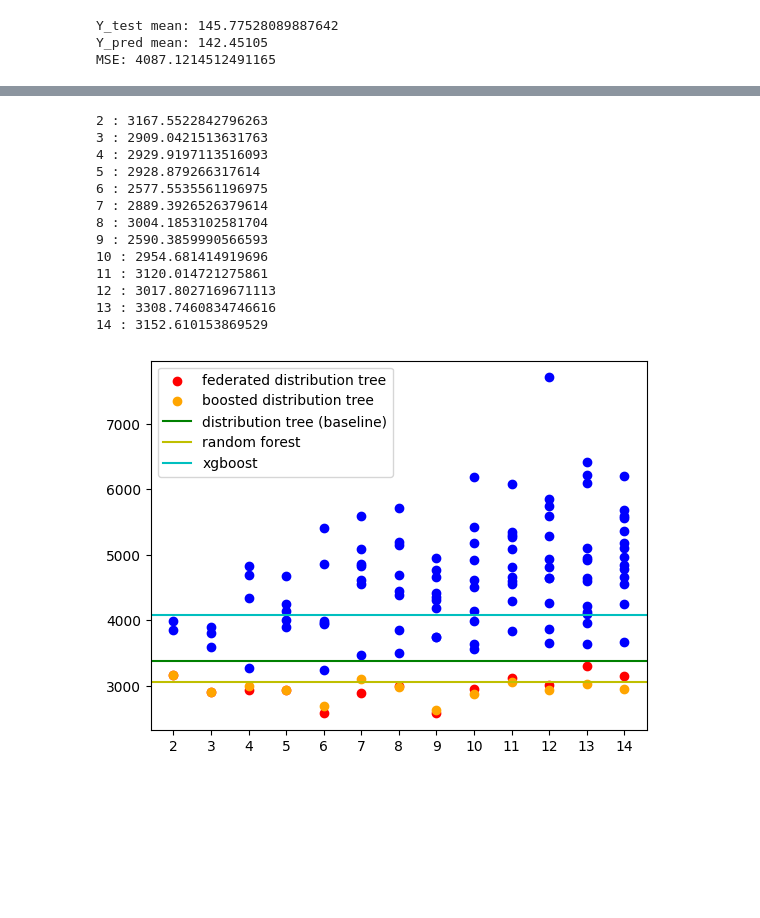
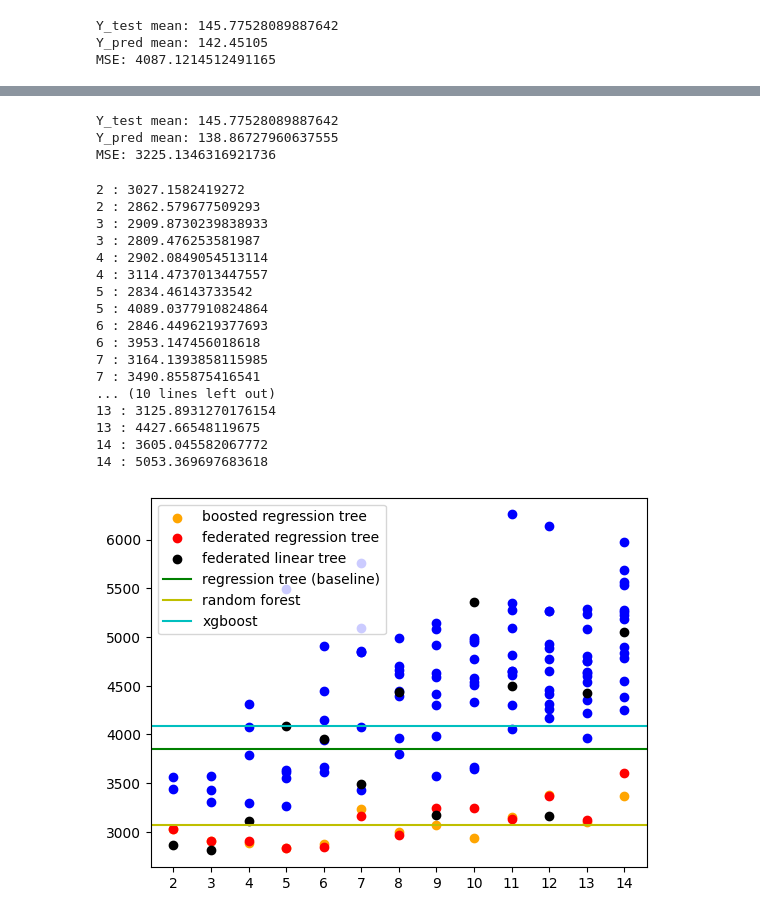
Before and after one commit to TakoAI/federated-decision-tree, a Jupyter notebook: federated-decision-tree-evaluation.ipynb, the cells around one changed output, grey strips where cells are left out. Drawn from its saved outputs; the diff is of its cells as text; code cells hidden in the pictures; blank space fills up the shorter version.

```diff
--- a/federated-decision-tree-evaluation.ipynb
+++ b/federated-decision-tree-evaluation.ipynb
@@ -46,7 +46,7 @@ XGBClassifier(base_score=None, booster=None, callbacks=None,
               predictor=None, random_state=None, ...)
 # %%
 # Initiate and train the federated distribution tree
-root = FDT().fit(X_train, Y_train)
+root = FDT(algo_type="classification").fit(X_train, Y_train)
 root2 = FDT(algo_type="bayes").fit(X_train, Y_train)
 # %%
 def evaluate_test(root, verbose = True):
@@ -117,7 +117,7 @@ for separate_n in range(2, limit):
     for i in range(separate_n):
         X_train_tmp, Y_train_tmp = X_train.head((i+1) * seg).tail(seg), Y_train[i*seg:(i+1)*seg]
 
-        root_tmp = FDT().fit(X_train_tmp, Y_train_tmp)
+        root_tmp = FDT(algo_type="classification").fit(X_train_tmp, Y_train_tmp)
         roots.append(root_tmp)
 
         root2_tmp = FDT(algo_type="bayes").fit(X_train_tmp, Y_train_tmp)
@@ -268,3 +269,10 @@ MSE: 3378.0333901728704
+# %%
+evaluate_reg(root2)
+base2 = evaluate_reg(root2, verbose = False)
+# %% [output]
+Y_test mean: 145.77528089887642
+Y_pred mean: 138.86727960637555
+MSE: 3225.1346316921736
 # %%
 limit = 15
 # %%
@@ -272,53 +280,80 @@ n = len(Y_train)
 result_sep = []
 result_merge = []
 result_model = []
+result2_sep = []
+result2_merge = []
+result2_model = []
 result_boost = []
 count_boost = []
+
 for separate_n in range(2, limit):
     seg = n // separate_n
     roots = []
+    root2s = []
     for i in range(separate_n):
         X_train_tmp, Y_train_tmp = X_train.head((i+1) * seg).tail(seg), Y_train[i*seg:(i+1)*seg]
+
         root_tmp = FDT(algo_type="regression").fit(X_train_tmp, Y_train_tmp)
         roots.append(root_tmp)
+
+        root2_tmp = FDT(algo_type="linear", max_depth=2).fit(X_train_tmp, Y_train_tmp)
+        root2s.append(root2_tmp)
+
     result_tmp = [evaluate_reg(root_tmp, verbose = False) for root_tmp in roots]
     result_sep.append(result_tmp)
+
+    result2_tmp = [evaluate_reg(root2_tmp, verbose = False) for root2_tmp in root2s]
+    result2_sep.append(result2_tmp)
+
     br = BoostRegressor(roots)
     result_boost.append(evaluate_reg(br, verbose = False))
     count_boost.append(sum([r.get_stats()["count"] for r in roots]))
+
     for root_tmp in roots[1:]:
         roots[0].merge(root_tmp)
     result_tmp = evaluate_reg(roots[0], verbose = False)
     print(separate_n, ":", result_tmp)
     result_merge.append(result_tmp)
     result_model.append(roots[0])
+
+    for root2_tmp in root2s[1:]:
+        root2s[0].merge(root2_tmp)
+    result2_tmp = evaluate_reg(root2s[0], verbose = False)
+    print(separate_n, ":", result2_tmp)
+    result2_merge.append(result2_tmp)
+    result2_model.append(root2s[0])
 # %% [output]
-2 : 3167.5522842796263
-3 : 2909.0421513631763
-4 : 2929.9197113516093
-5 : 2928.879266317614
-6 : 2577.5535561196975
-7 : 2889.3926526379614
-8 : 3004.1853102581704
-9 : 2590.3859990566593
-10 : 2954.681414919696
-11 : 3120.014721275861
-12 : 3017.8027169671113
-13 : 3308.7460834746616
-14 : 3152.610153869529
+2 : 3027.1582419272
+2 : 2862.579677509293
+3 : 2909.8730239838933
+3 : 2809.476253581987
+4 : 2902.0849054513114
+4 : 3114.4737013447557
+5 : 2834.46143733542
+5 : 4089.0377910824864
+6 : 2846.4496219377693
+6 : 3953.147456018618
+7 : 3164.1393858115985
+7 : 3490.855875416541
+... (10 lines left out)
+13 : 3125.8931270176154
+13 : 4427.66548119675
+14 : 3605.045582067772
+14 : 5053.369697683618
 # %%
 plt.figure()
 for separate_n in range(2, limit):
     plt.scatter(x=np.ones(separate_n)*separate_n, y=result_sep[separate_n-2], c="b")
-plt.scatter(x=range(2, limit), y=result_merge, c="r", label="federated distribution tree")
-plt.scatter(x=range(2, limit), y=result_boost, c="orange", label="boosted distribution tree")
-plt.axhline(y = base, color = 'g', linestyle = '-', label="distribution tree (baseline)")
+plt.scatter(x=range(2, limit), y=result_boost, c="orange", label="boosted regression tree")
+plt.scatter(x=range(2, limit), y=result_merge, c="r", label="federated regression tree")
+plt.scatter(x=range(2, limit), y=result2_merge, c="k", label="federated linear tree")
+plt.axhline(y = base, color = 'g', linestyle = '-', label="regression tree (baseline)")
 plt.axhline(y = skbase, color = 'y', linestyle = '-', label="random forest")
 plt.axhline(y = xgbbase, color = 'c', linestyle = '-', label="xgboost")
 plt.xticks(range(2, limit), range(2, limit))
 plt.legend()
 plt.show()
 # %% [output]
-[figure, old version]
+[figure, new version]
 # %%
 plt.figure()
```
Also changed, not shown: parts of 8 cells of this notebook, 2 other files.
